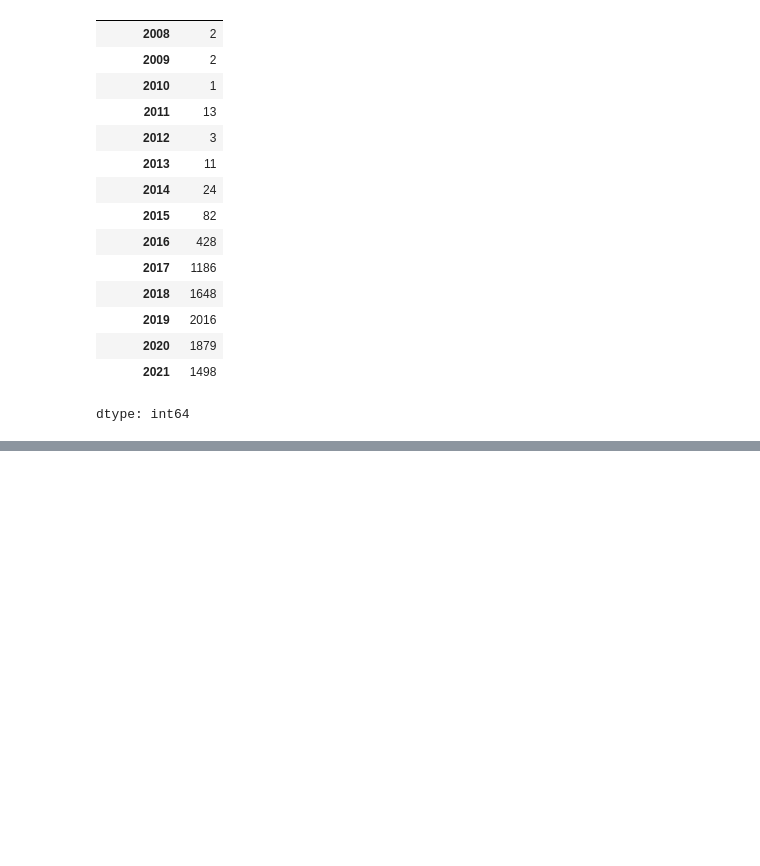
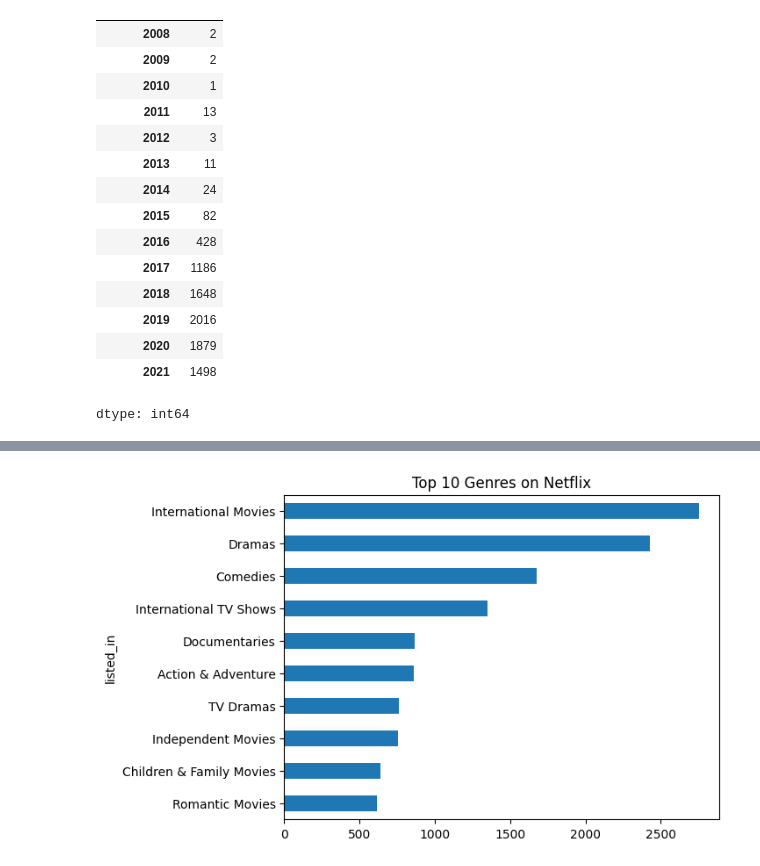
Before and after one commit to leeeshart/Netflix-data-analysis-, a Jupyter notebook: Netflix_and_movies_analysis.ipynb, the cells around one changed output, grey strips where cells are left out. Saved outputs shown, nothing was run; the diff lists cells and outputs as text; code cells hidden in the pictures; blank space fills up the shorter version.

```diff
--- a/Netflix_and_movies_analysis.ipynb
+++ b/Netflix_and_movies_analysis.ipynb
@@ -171,0 +206,6 @@ SyntaxError: invalid syntax (4009872787.py, line 2)
+# %%
+top_genres.sort_values().plot(kind='barh')
+plt.title("Top 10 Genres on Netflix")
+plt.show()
+# %% [output]
+[figure, added]
```
Also changed, not shown: parts of 26 cells of this notebook.
